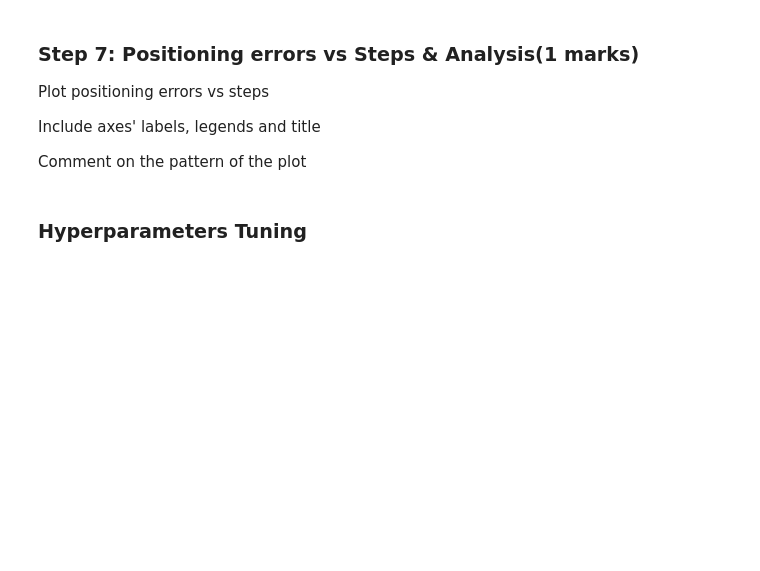
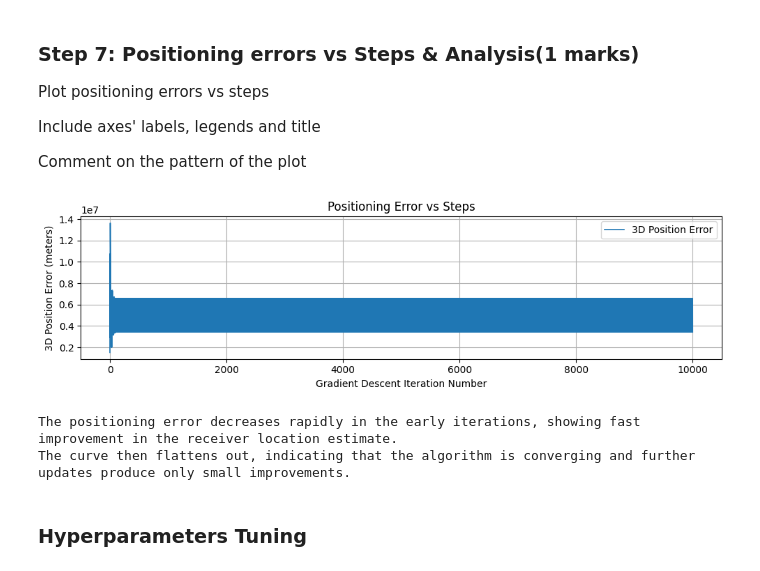
Before and after one commit to caydincleland/ENGG680_2025_Fall_group8Fork, a Jupyter notebook: assignment2/Assignment2_Upload.ipynb, the cells around one changed output. Saved outputs shown, nothing was run; the diff lists cells and outputs as text; code cells hidden in the pictures; blank space fills up the shorter version.

```diff
--- a/assignment2/Assignment2_Upload.ipynb
+++ b/assignment2/Assignment2_Upload.ipynb
@@ -494,3 +622,26 @@ plt.show()
+# %%
+fig, ax = plt.subplots(nrows=1, ncols=1, figsize=(10, 3))
+
+# (0.5 marks)
+pos_errors = [np.linalg.norm(e) for e in arr_err]
+ax.plot(range(len(pos_errors)), pos_errors, label='3D Position Error', linewidth=1.2)
+
+ax.set_xlabel("Gradient Descent Iteration Number")
+ax.set_ylabel("3D Position Error (meters)")
+ax.set_title("Positioning Error vs Steps")
+ax.legend()
+
+ax.grid(True)
+fig.tight_layout()
+plt.show()
+
+# Comment on the pattern (0.5 marks)
+print("The positioning error decreases rapidly in the early iterations, showing fast improvement in the receiver location estimate.")
+print("The curve then flattens out, indicating that the algorithm is converging and further updates produce only small improvements.")
+# %% [output]
+[figure, added]
+The positioning error decreases rapidly in the early iterations, showing fast improvement in the receiver location estimate.
+The curve then flattens out, indicating that the algorithm is converging and further updates produce only small improvements.
 # %% [markdown]
 ### **Hyperparameters Tuning**
 # %% [markdown]
```
Also changed, not shown: parts of 31 cells of this notebook.
